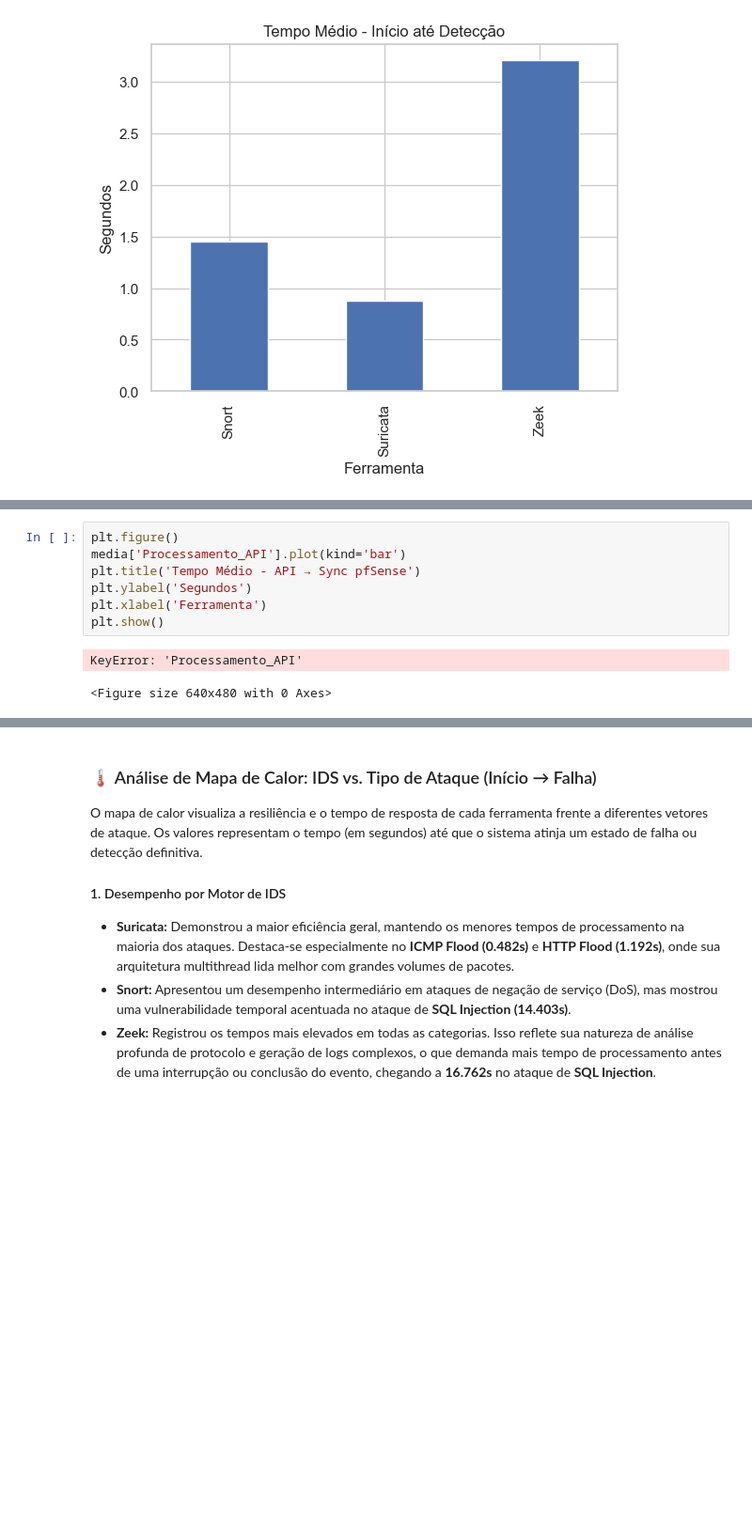
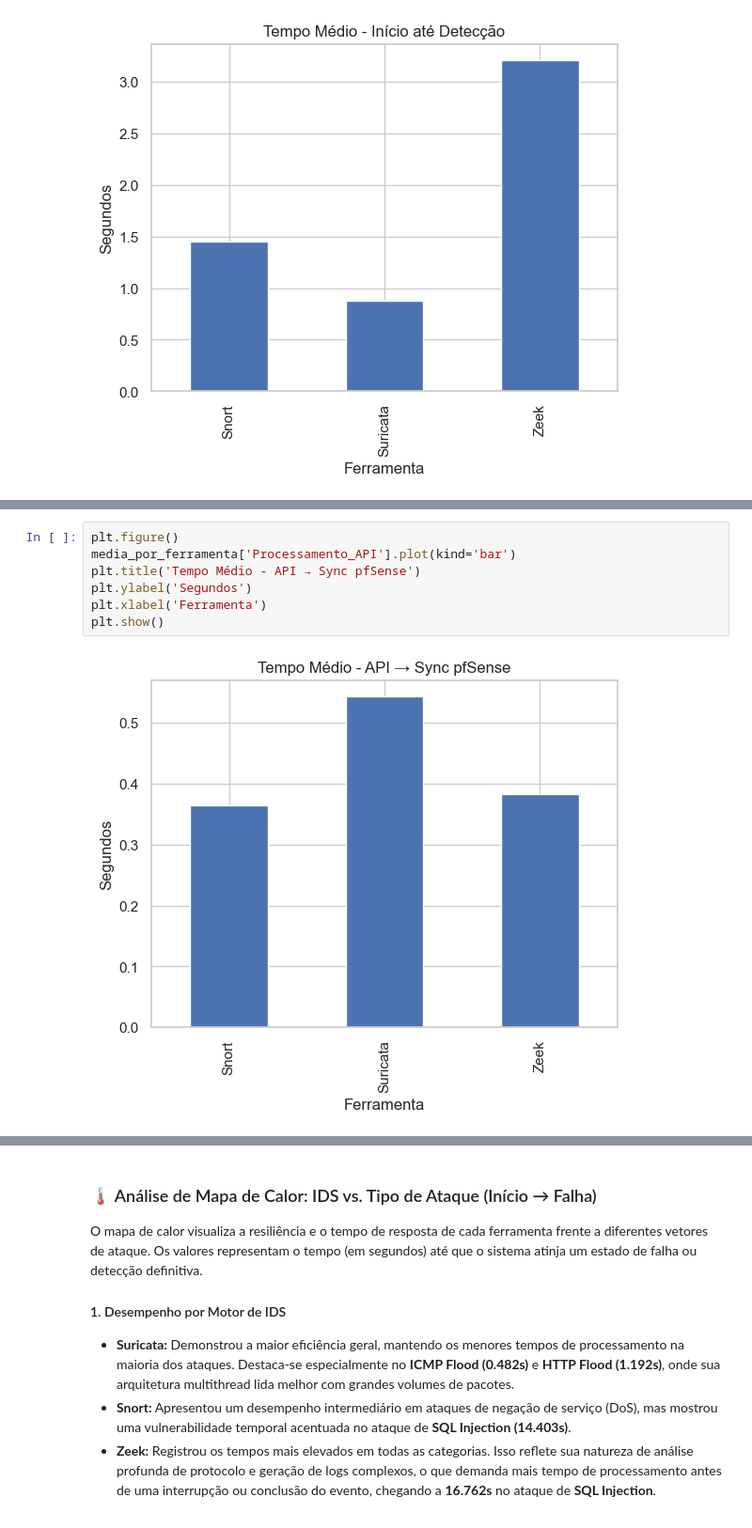
Before and after one commit to GT-IoTEdu/API_SBRC26_SF, a Jupyter notebook: resultados/Analise das IDS.ipynb, the cells around one changed output, grey strips where cells are left out. Shown at 94% size. Drawn from its saved outputs; the diff is of its cells as text; blank space fills up the shorter version.

```diff
--- a/resultados/Analise das IDS.ipynb
+++ b/resultados/Analise das IDS.ipynb
@@ -299,13 +298,12 @@ KeyError: 'Inicio_Falha'
 # %%
 plt.figure()
-media['Processamento_API'].plot(kind='bar')
+media_por_ferramenta['Processamento_API'].plot(kind='bar')
 plt.title('Tempo Médio - API → Sync pfSense')
 plt.ylabel('Segundos')
 plt.xlabel('Ferramenta')
 plt.show()
 # %% [output]
-KeyError: 'Processamento_API'
-<Figure size 640x480 with 0 Axes>
+[figure, added]
 # %%
 import matplotlib.pyplot as plt
 import seaborn as sns
```
Also changed, not shown: parts of 7 cells of this notebook.
